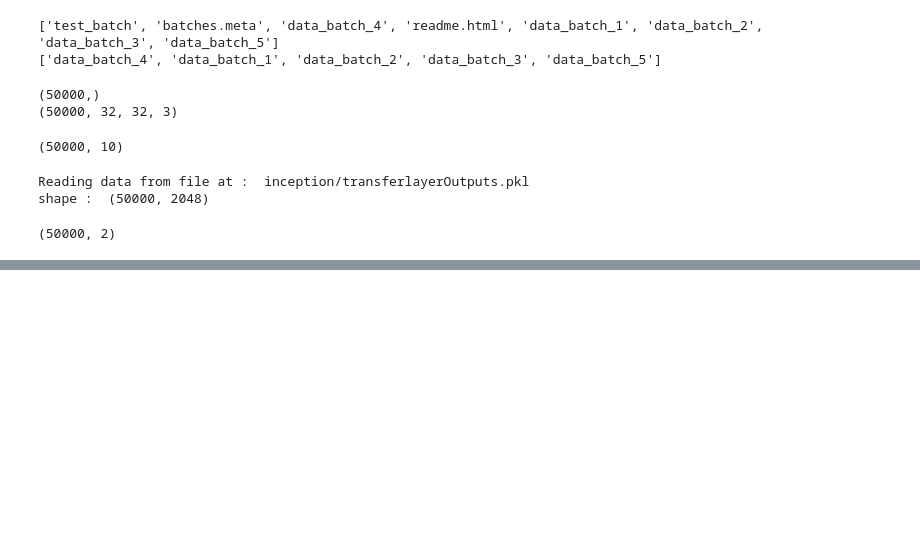
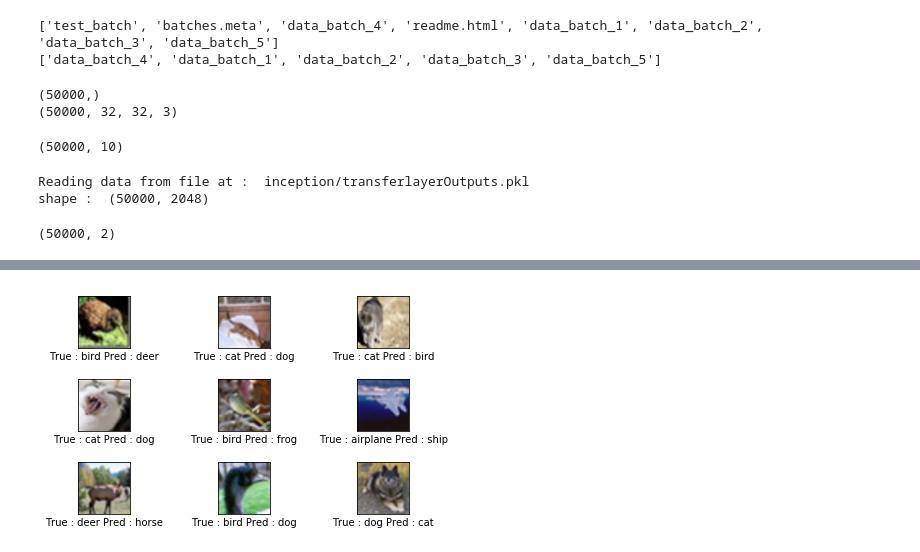
Before and after one commit to vesrinivas/DeepLearning, a Jupyter notebook: ImageRecognition/ImageClassificationCIFARInception.ipynb, the cells around one changed output, grey strips where cells are left out. Cells and saved outputs as stored; diff of their text form; code cells hidden in the pictures; blank space fills up the shorter version.

```diff
--- a/ImageRecognition/ImageClassificationCIFARInception.ipynb
+++ b/ImageRecognition/ImageClassificationCIFARInception.ipynb
@@ -316,6 +316,8 @@ printConfMatrix(labels,np.argmax(labelsTrain,axis=1))
 # %%
 ## lets print example errors
-printExampleErrors(imagesScaled,labels,np.argmax(labelsTrain,axis=1))
+printExampleErrors(images,labels,np.argmax(labelsTrain,axis=1))
+# %% [output]
+[figure, added]
 # %%
 labelsTrain,w1,w2 = runOptimization(10)
 # %% [output]
```
Also changed, not shown: parts of 7 cells of this notebook.
